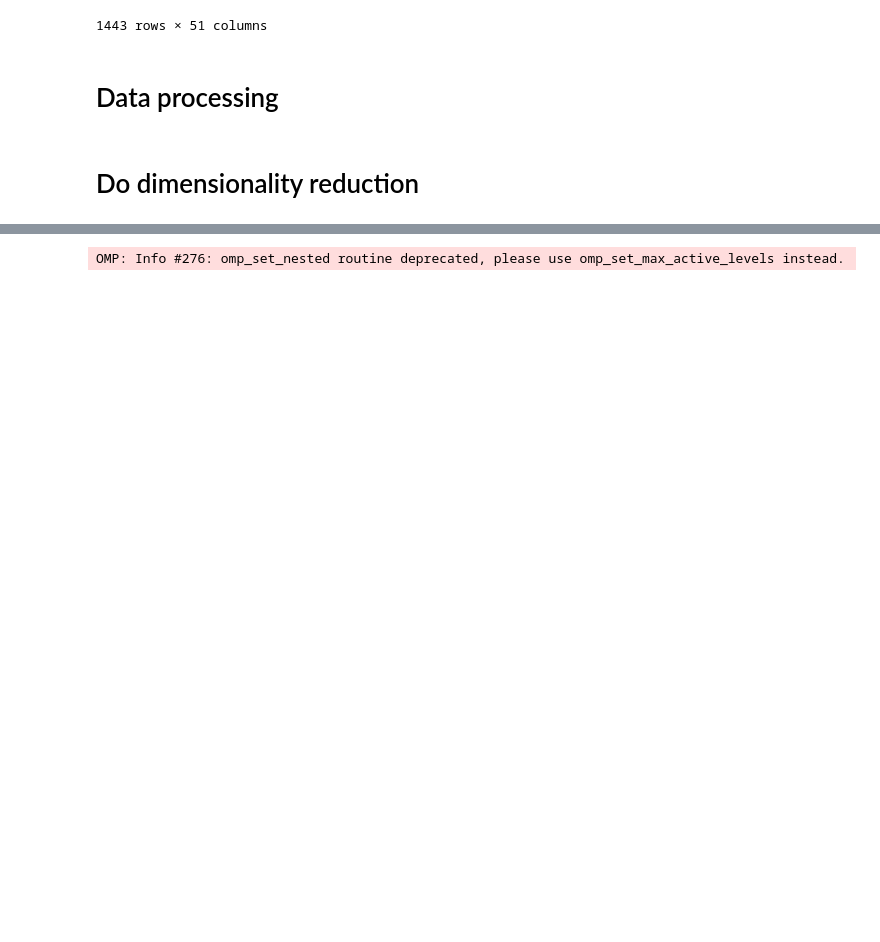
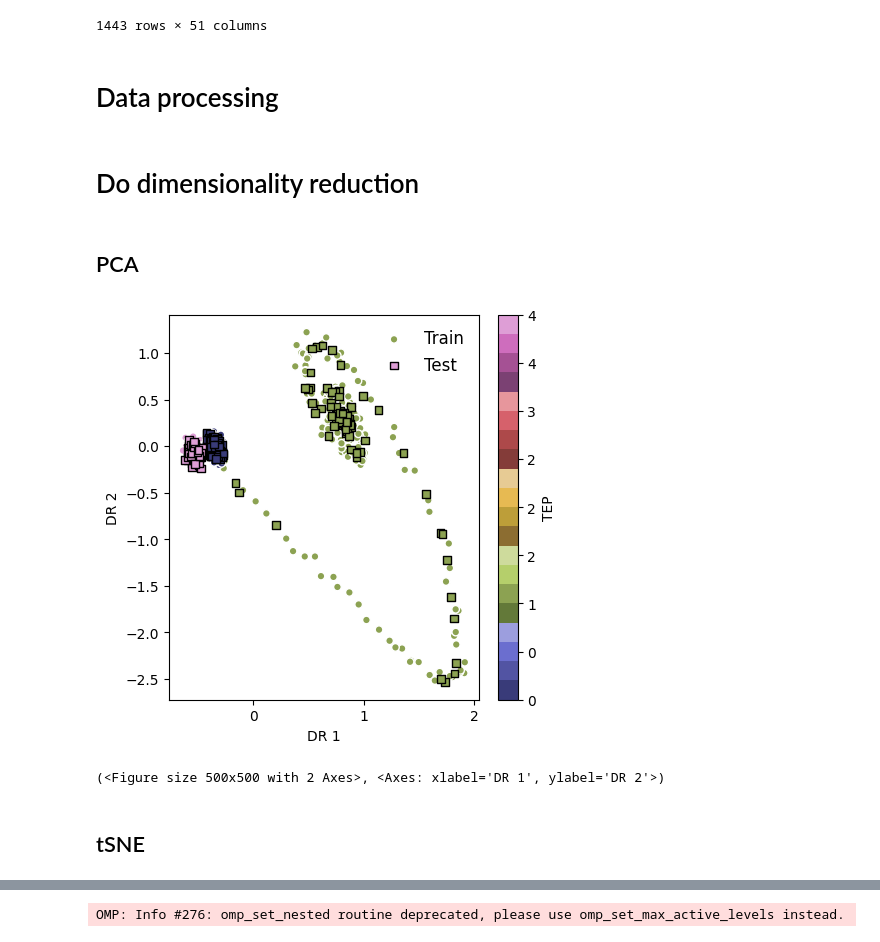
Before and after one commit to lbrice1/ai_cheme_examples, a Jupyter notebook: notebooks/Example-3-1-pacmap.ipynb, the cells around one changed output, grey strips where cells are left out. Saved outputs shown, nothing was run; the diff lists cells and outputs as text; code cells hidden in the pictures; blank space fills up the shorter version.

Commit message:
revised code examples

```diff
--- a/notebooks/Example-3-1-pacmap.ipynb
+++ b/notebooks/Example-3-1-pacmap.ipynb
@@ -54,6 +54,75 @@ scaler = MinMaxScaler()
 
 scaler.fit(X_train)
 
-X_train = scaler.transform(X_train)
+X_train_scaled = scaler.transform(X_train)
+X_test_scaled = scaler.transform(X_test)
 # %% [markdown]
 # Do dimensionality reduction
+# %% [markdown]
+## PCA
+# %%
+# use pca to reduce the dimension of the data
+from sklearn.decomposition import PCA
+
+def pca_reduce(X, n_components=2):
+    """
+    Reduce the dimensionality of the data using PCA.
+    :param X: The data to be reduced.
+    :param n_components: The number of components to reduce to.
+    :return: The fitted PCA model and the reduced data.
+    """
+    pca_model = PCA(n_components=n_components)
+    X_reduced = pca_model.fit_transform(X)
+    return pca_model, X_reduced
+
+pca_model, X_train_reduced = pca_reduce(X_train_scaled, n_components=2)
+X_test_reduced = pca_model.transform(X_test_scaled)
+# %%
+def plot_dr_projection(X_train_reduced, y_train, X_test_reduced=None, y_test=None,
+                save_path=None, figsize=(5, 5), cmap='tab20b', s=30,
+                xlabel='DR 1', ylabel='DR 2', colorbar_label='TEP'):
+    """
+    Plot DR-reduced training (and optional test) data.
+    Parameters:
+      - X_train_reduced: array-like, shape (n_samples_train, 2)
+      - y_train: array-like, labels for train points
+      - X_test_reduced: array-like or None, shape (n_samples_test, 2)
+      - y_test: array-like or None, labels for test points
+      - save_path: str or None, path to save the figure
+      - figsize, cmap, s: plotting options
+      - xlabel, ylabel, colorbar_label: axis/legend labels
+    Returns:
+      - fig, ax
+    """
+    fig, ax = plt.subplots(figsize=figsize)
+    sc = ax.scatter(X_train_reduced[:, 0], X_train_reduced[:, 1],
+                    c=y_train, edgecolors='w', cmap=cmap, s=s)
+    if X_test_reduced is not None and y_test is not None:
+        ax.scatter(X_test_reduced[:, 0], X_test_reduced[:, 1],
+                   marker='s', c=y_test, edgecolors='k', cmap=cmap, s=s, alpha=1)
+
+    cbar = plt.colorbar(sc, ax=ax, label=colorbar_label)
+    cbar.formatter = ticker.FormatStrFormatter('%.0f')
+
+    ax.set_xlabel(xlabel)
+    ax.set_ylabel(ylabel)
+    ax.legend(['Train', 'Test'], loc='best', fontsize=12, frameon=False)
+
+    plt.rcParams['mathtext.fontset'] = 'cm'
+    plt.rcParams["font.family"] = "serif"
+    plt.rcParams["font.serif"] = ["Times New Roman"] + plt.rcParams["font.serif"]
+    plt.rcParams['font.size'] = 15
+    plt.rcParams['axes.linewidth'] = 1
+
+    if save_path:
+        fig.savefig(save_path, dpi=300, bbox_inches='tight')
+    plt.show()
+    return fig, ax
+
+# Visualize the data
+plot_dr_projection(X_train_reduced, y_train, X_test_reduced, y_test, save_path='figures/example-3-1-pca.png')
+# %% [output]
+[figure, added]
+(<Figure size 500x500 with 2 Axes>, <Axes: xlabel='DR 1', ylabel='DR 2'>)
+# %% [markdown]
+## tSNE
```
Also changed, not shown: parts of 6 cells of this notebook, 7 other files.
